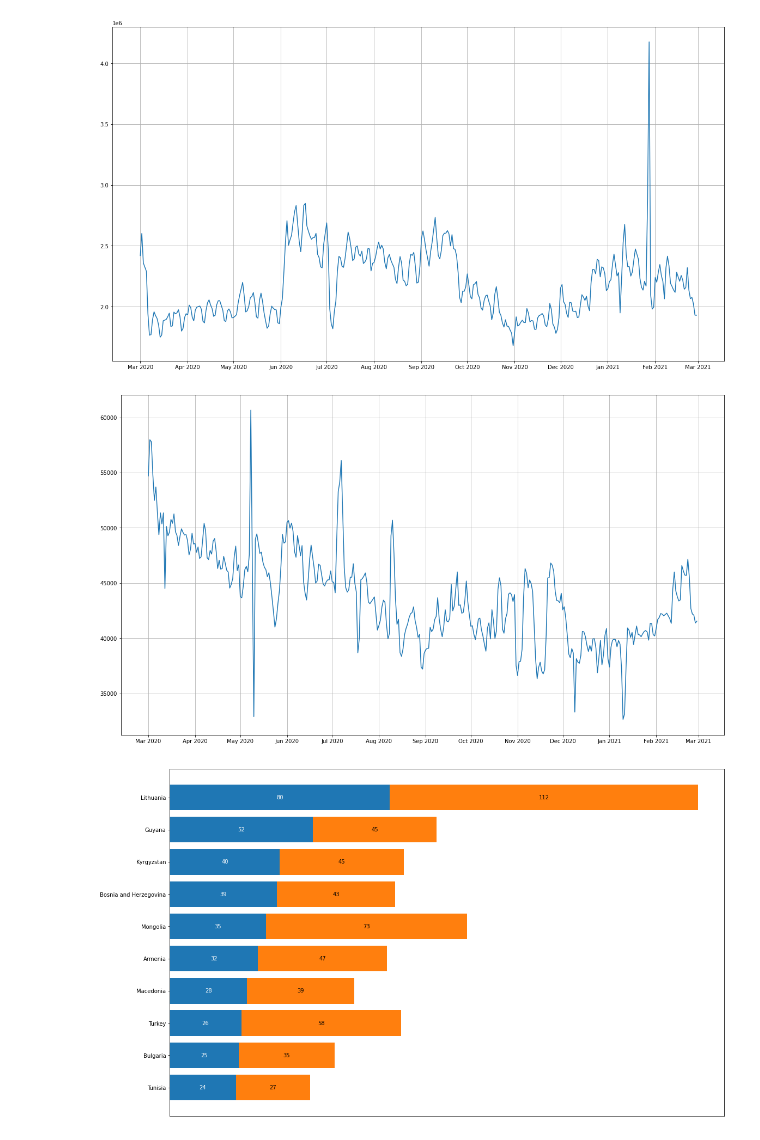
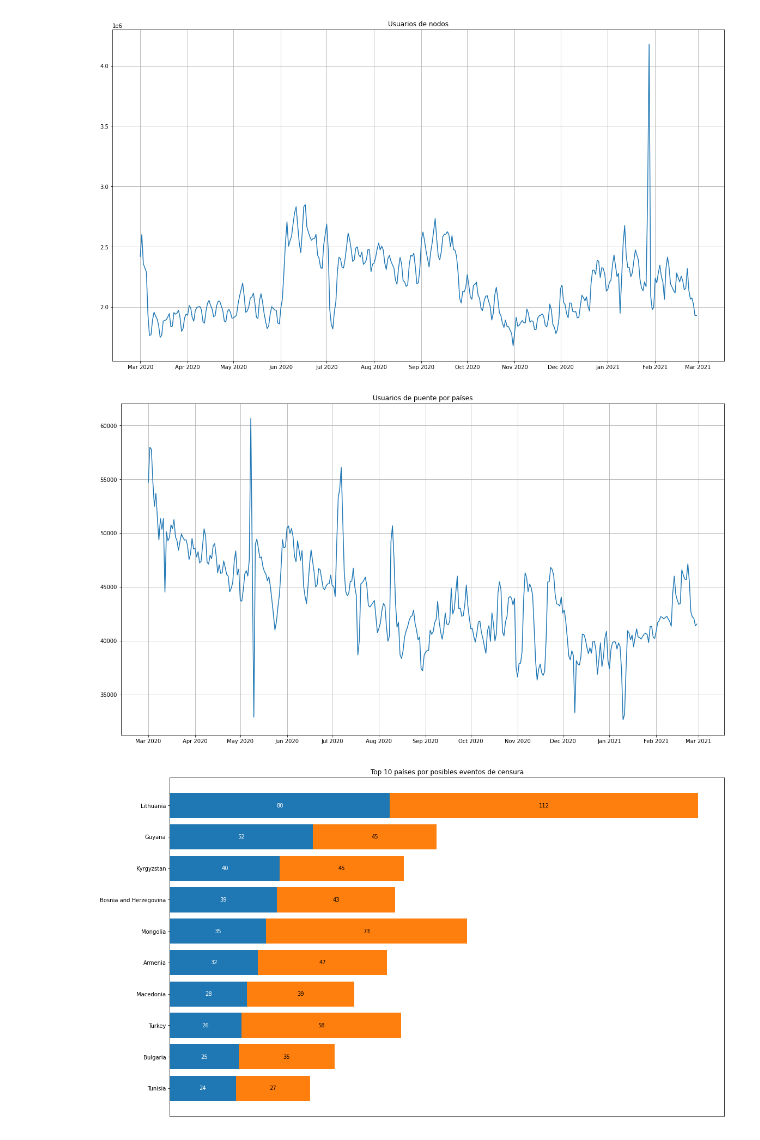
Before and after one commit to k0rtuz/tor-metrics, a Jupyter notebook: Tor Metrics.ipynb, the cells around one changed output. Cells and saved outputs as stored; diff of their text form; code cells hidden in the pictures.

```diff
--- a/Tor Metrics.ipynb
+++ b/Tor Metrics.ipynb
@@ -102,9 +142,9 @@ kwargs = {
     'agg': np.sum
 }
 dataframes[source] = aggregated(**kwargs)
-plot(data=dataframes[source], x='date', y='users', countries=['all'])
+plot(data=dataframes[source], x='date', y='users', title='Usuarios de nodos', countries=['all'], path=f'plots/{source}.png')
 # %% [output]
-[figure, old version]
+[figure, new version]
 # %%
 source = 'bridge_users_by_country'
 kwargs = {
@@ -120,9 +160,9 @@ kwargs = {
     'agg': np.sum
 }
 dataframes[source] = aggregated(**kwargs)
-plot(data=dataframes[source], x='date', y='users', countries=['all'])
+plot(data=dataframes[source], x='date', y='users', title='Usuarios de puente por países', countries=['all'], path=f'plots/{source}.png')
 # %% [output]
-[figure, old version]
+[figure, new version]
 # %%
 source = 'top_10_countries_by_censorship_events'
 dataframes[source] = pd.read_csv(data_dir / csv.get(source))
@@ -130,16 +170,18 @@ dataframes[source]['Country'] = dataframes[source]['Country'].astype('category')
 # %%
 fig, ax = plt.subplots(1, 1, figsize=(16, 9), constrained_layout=True)
 #category_colors = plt.colormaps['RdYlGn'](np.linspace(0.15, 0.85, data.))
 ax.invert_yaxis()
 ax.xaxis.set_visible(False)
 rects = ax.barh(dataframes[source]['Country'], dataframes[source]['Downturns'])
 ax.bar_label(rects, label_type='center', color='white')
 rects = ax.barh(dataframes[source]['Country'], dataframes[source]['Upturns'], left=dataframes[source]['Downturns'])
 ax.bar_label(rects, label_type='center', color='black')
+plt.title('Top 10 países por posibles eventos de censura')
 #ax.legend(ncol=2, bbox_to_anchor=(0, 1), loc='lower left', fontsize='small')
+plt.savefig(f'plots/{source}.png', bbox_inches='tight')
 plt.show()
 # %% [output]
-[figure, old version]
+[figure, new version]
 # %%
 source = 'relays_and_bridges'
 dataframes[source] = pd.read_csv(data_dir / csv.get(source))
```
Also changed, not shown: parts of 19 cells of this notebook, 1 other file.
